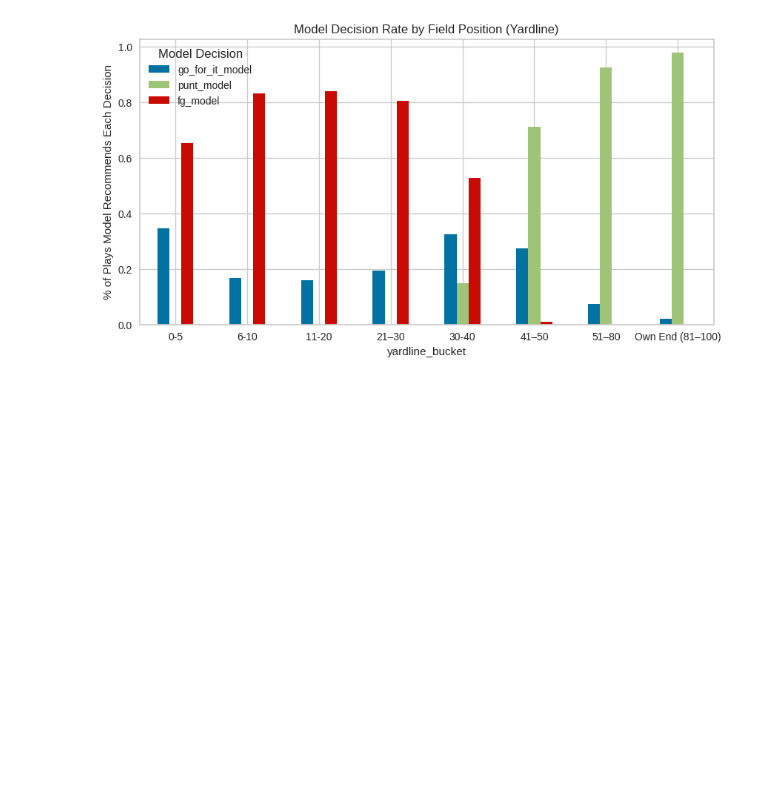
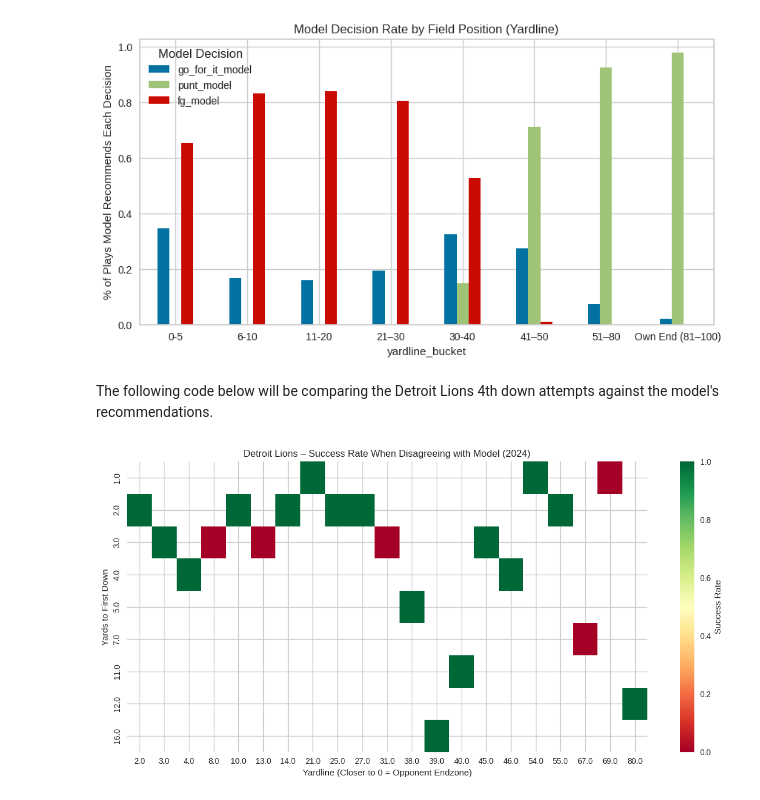
Before and after one commit to Dawson-Field/4th-down-decision-model, a Jupyter notebook: fourthdownmodel.ipynb, the cells around one changed output. Drawn from its saved outputs; the diff is of its cells as text; code cells hidden in the pictures; blank space fills up the shorter version.

```diff
--- a/fourthdownmodel.ipynb
+++ b/fourthdownmodel.ipynb
@@ -265,3 +283,36 @@ plt.legend(title='Model Decision')
 plt.show()
 # %% [output]
 [figure]
+# %% [markdown]
+The following code below will be comparing the Detroit Lions 4th down attempts against the model's recommendations.
+# %%
+import matplotlib.pyplot as plt
+import seaborn as sns
+
+# Filter for DET and disagreements
+det_disagreements = comparison_df[
+    (comparison_df['posteam'] == 'DET') &
+    (comparison_df['actual_decision'] != comparison_df['model_decision'])
+].copy()
+
+# Assign numeric values to success/failure
+det_disagreements['success_numeric'] = det_disagreements['success'].astype(int)
+
+# Create pivot table for heatmap
+pivot = det_disagreements.pivot_table(
+    index='ydstogo',
+    columns='yardline_100',
+    values='success_numeric',
+    aggfunc='mean'
+)
+
+# Plot heatmap
+plt.figure(figsize=(12, 6))
+sns.heatmap(pivot, cmap='RdYlGn', center=0.5, cbar_kws={'label': 'Success Rate'})
+plt.title('Detroit Lions – Success Rate When Disagreeing with Model (2024)')
+plt.xlabel('Yardline (Closer to 0 = Opponent Endzone)')
+plt.ylabel('Yards to First Down')
+plt.tight_layout()
+plt.show()
+# %% [output]
+[figure, added]
```
Also changed, not shown: parts of 5 cells of this notebook.
